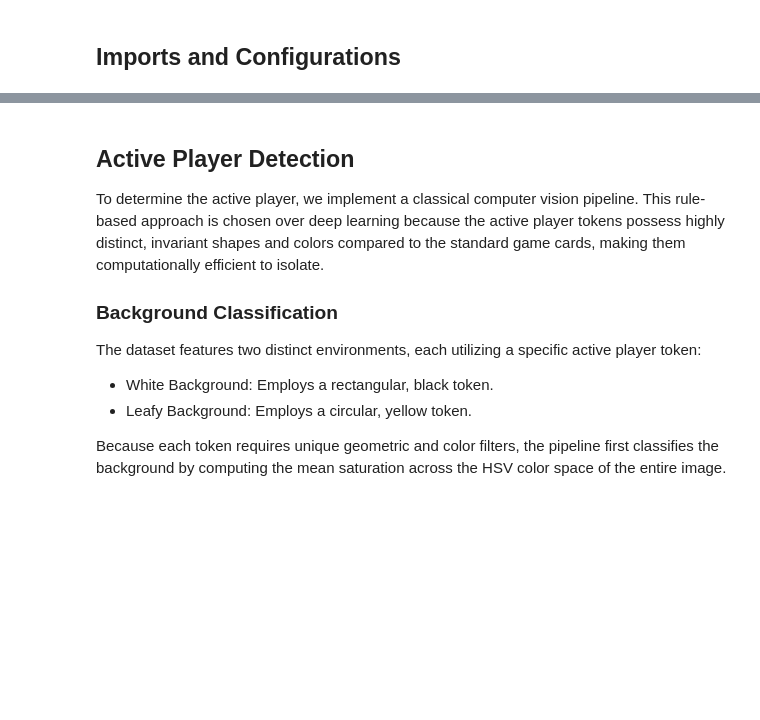
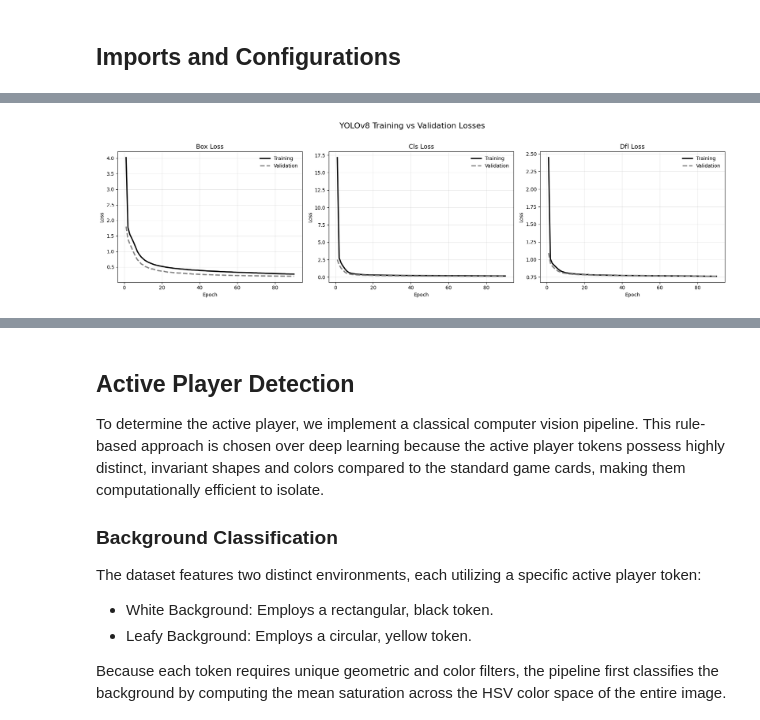
Before and after one commit to theolemonnier/iapr_uno_competition, a Jupyter notebook: report.ipynb, the cells around one changed output, grey strips where cells are left out. Saved outputs shown, nothing was run; the diff lists cells and outputs as text; code cells hidden in the pictures; blank space fills up the shorter version.

Commit message:
Add model analysis

```diff
--- a/report.ipynb
+++ b/report.ipynb
@@ -72,0 +90,12 @@ Keeping a single background-classification primitive shared between both subsyst
+# %%
+import pandas as pd
+import matplotlib.pyplot as plt
+from pathlib import Path
+
+csv_path = Path("./model/detect/train/results.csv")
+
+df = pd.read_csv(csv_path)
+df.columns = df.columns.str.strip()
+
+display(df.head())
+print(df.columns)
@@ -72,0 +120,50 @@ Keeping a single background-classification primitive shared between both subsyst
+# %%
+import matplotlib.pyplot as plt
+
+loss_types = ["box_loss", "cls_loss", "dfl_loss"]
+
+fig, axes = plt.subplots(1, 3, figsize=(18, 5))
+
+for ax, loss in zip(axes, loss_types):
+
+    train_col = f"train/{loss}"
+    val_col = f"val/{loss}"
+
+    # Training en noir
+    if train_col in df.columns:
+        ax.plot(
+            df["epoch"],
+            df[train_col],
+            color="black",
+            linewidth=2.5,
+            label="Training"
+        )
+
+    # Validation en gris
+    if val_col in df.columns:
+        ax.plot(
+            df["epoch"],
+            df[val_col],
+            color="gray",
+            linewidth=2.5,
+            linestyle="--",
+            label="Validation"
+        )
+
+    ax.set_title(loss.replace("_", " ").title(), fontsize=13)
+    ax.set_xlabel("Epoch")
+    ax.set_ylabel("Loss")
+
+    ax.grid(alpha=0.3)
+    ax.legend(frameon=False)
+
+plt.suptitle(
+    "YOLOv8 Training vs Validation Losses",
+    fontsize=16,
+    y=1.02
+)
+
+plt.tight_layout()
+plt.show()
+# %% [output]
+[figure, added]
```
Also changed, not shown: parts of 18 cells of this notebook.
